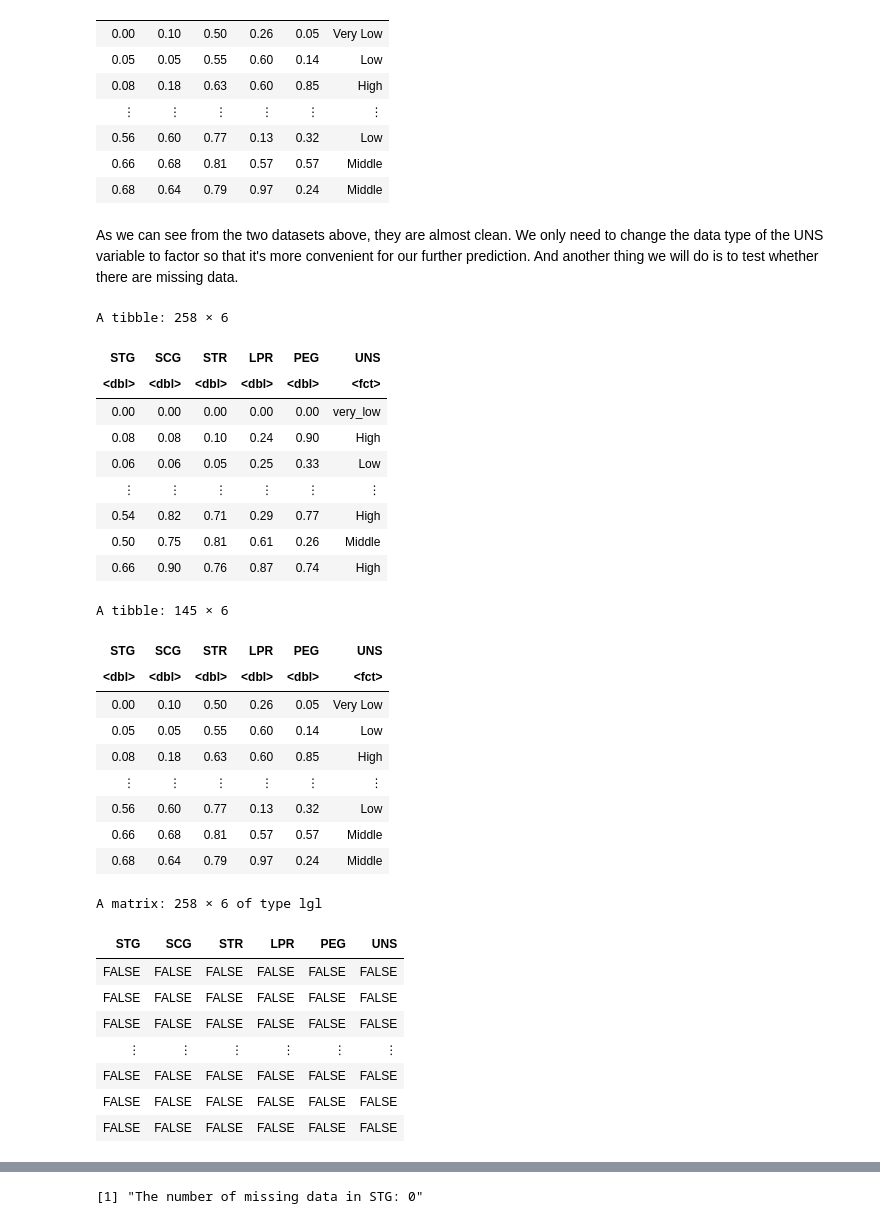
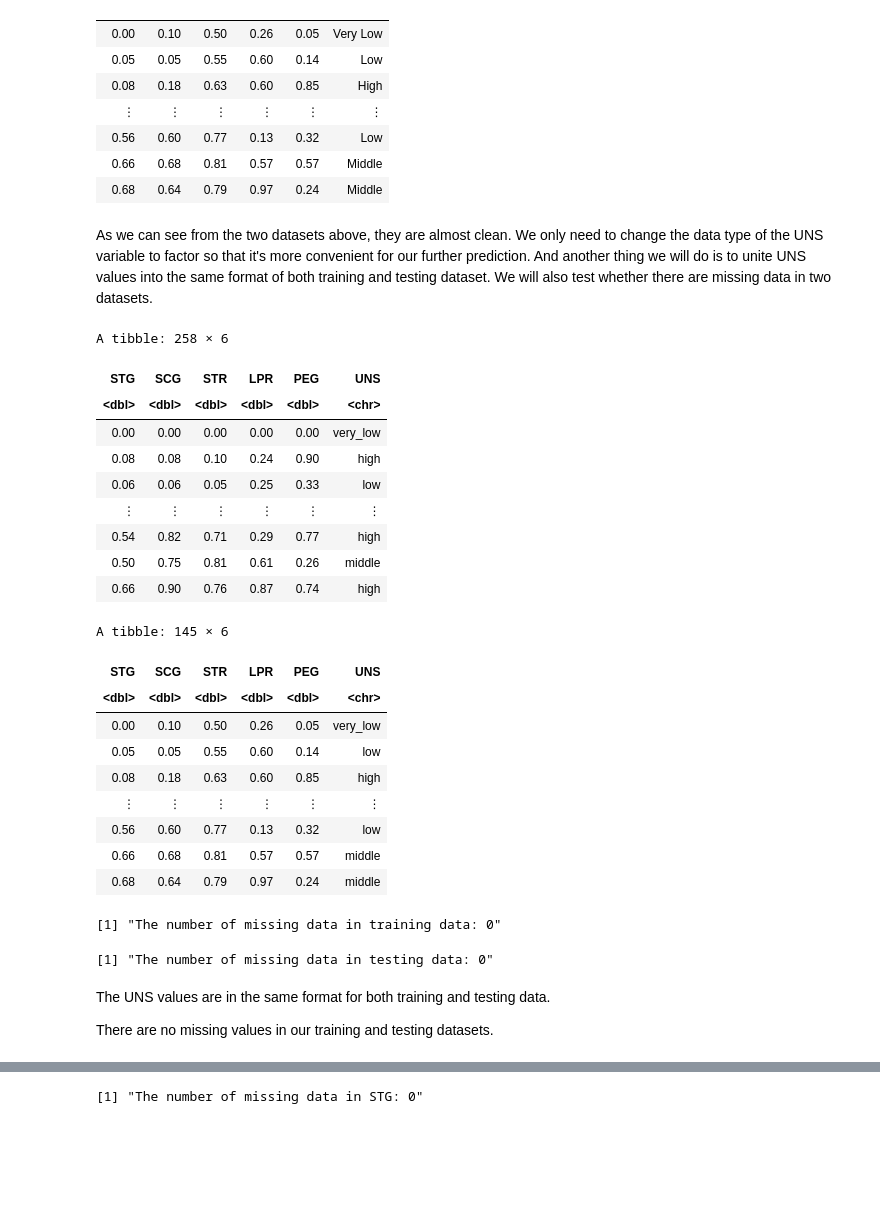
Before and after one commit to kzhang0113/group_8_ds_project, a Jupyter notebook: group_8_final_project.ipynb, the cells around one changed output, grey strips where cells are left out. Drawn from its saved outputs; the diff is of its cells as text; code cells hidden in the pictures; blank space fills up the shorter version.

Commit message:
Added cleaning process to unite UNS value format

```diff
--- a/group_8_final_project.ipynb
+++ b/group_8_final_project.ipynb
@@ -86,43 +86,49 @@ A tibble: 145 × 6
 | 0.66 | 0.68 | 0.81 | 0.57 | 0.57 | Middle |
 | 0.68 | 0.64 | 0.79 | 0.97 | 0.24 | Middle |
 # %% [markdown]
-As we can see from the two datasets above, they are almost clean. We only need to change the data type of the UNS variable to factor so that it's more convenient for our further prediction. And another thing we will do is to test whether there are missing data.
+As we can see from the two datasets above, they are almost clean. We only need to change the data type of the UNS variable to factor so that it's more convenient for our further prediction. And another thing we will do is to unite UNS values into the same format of both training and testing dataset. We will also test whether there are missing data in two datasets.
 # %%
 # clean the training and testing data, and making sure that the target variable, UNS, is a factor type
 training_data <- mutate(training_data, UNS = as_factor(UNS))
 testing_data <- mutate(testing_data, UNS = as_factor(UNS))
+
+# unite value format
+training_data$UNS = tolower(training_data$UNS)
 training_data
+
+testing_data$UNS = tolower(testing_data$UNS)
+testing_data <- testing_data %>%
+    mutate(UNS = str_replace(UNS, " ", "_"))
 testing_data
 
-is.na(training_data)
+# test missing values
+sprintf("The number of missing data in training data: %s", sum(is.na(training_data)))
+sprintf("The number of missing data in testing data: %s", sum(is.na(testing_data)))
 # %% [output]
 A tibble: 258 × 6
 | STG | SCG | STR | LPR | PEG | UNS |
-| <dbl> | <dbl> | <dbl> | <dbl> | <dbl> | <fct> |
+| <dbl> | <dbl> | <dbl> | <dbl> | <dbl> | <chr> |
 | 0.00 | 0.00 | 0.00 | 0.00 | 0.00 | very_low |
-| 0.08 | 0.08 | 0.10 | 0.24 | 0.90 | High |
-| 0.06 | 0.06 | 0.05 | 0.25 | 0.33 | Low |
+| 0.08 | 0.08 | 0.10 | 0.24 | 0.90 | high |
+| 0.06 | 0.06 | 0.05 | 0.25 | 0.33 | low |
 | ⋮ | ⋮ | ⋮ | ⋮ | ⋮ | ⋮ |
-| 0.54 | 0.82 | 0.71 | 0.29 | 0.77 | High |
-| 0.50 | 0.75 | 0.81 | 0.61 | 0.26 | Middle |
-| 0.66 | 0.90 | 0.76 | 0.87 | 0.74 | High |
+| 0.54 | 0.82 | 0.71 | 0.29 | 0.77 | high |
+| 0.50 | 0.75 | 0.81 | 0.61 | 0.26 | middle |
+| 0.66 | 0.90 | 0.76 | 0.87 | 0.74 | high |
 A tibble: 145 × 6
 | STG | SCG | STR | LPR | PEG | UNS |
-| <dbl> | <dbl> | <dbl> | <dbl> | <dbl> | <fct> |
-| 0.00 | 0.10 | 0.50 | 0.26 | 0.05 | Very Low |
-| 0.05 | 0.05 | 0.55 | 0.60 | 0.14 | Low |
-| 0.08 | 0.18 | 0.63 | 0.60 | 0.85 | High |
+| <dbl> | <dbl> | <dbl> | <dbl> | <dbl> | <chr> |
+| 0.00 | 0.10 | 0.50 | 0.26 | 0.05 | very_low |
+| 0.05 | 0.05 | 0.55 | 0.60 | 0.14 | low |
+| 0.08 | 0.18 | 0.63 | 0.60 | 0.85 | high |
 | ⋮ | ⋮ | ⋮ | ⋮ | ⋮ | ⋮ |
-| 0.56 | 0.60 | 0.77 | 0.13 | 0.32 | Low |
-| 0.66 | 0.68 | 0.81 | 0.57 | 0.57 | Middle |
-| 0.68 | 0.64 | 0.79 | 0.97 | 0.24 | Middle |
+| 0.56 | 0.60 | 0.77 | 0.13 | 0.32 | low |
+| 0.66 | 0.68 | 0.81 | 0.57 | 0.57 | middle |
+| 0.68 | 0.64 | 0.79 | 0.97 | 0.24 | middle |
-A matrix: 258 × 6 of type lgl
+[1] "The number of missing data in training data: 0"
-| STG | SCG | STR | LPR | PEG | UNS |
-| FALSE | FALSE | FALSE | FALSE | FALSE | FALSE |
-| FALSE | FALSE | FALSE | FALSE | FALSE | FALSE |
-| FALSE | FALSE | FALSE | FALSE | FALSE | FALSE |
-| ⋮ | ⋮ | ⋮ | ⋮ | ⋮ | ⋮ |
-| FALSE | FALSE | FALSE | FALSE | FALSE | FALSE |
-| FALSE | FALSE | FALSE | FALSE | FALSE | FALSE |
-| FALSE | FALSE | FALSE | FALSE | FALSE | FALSE |
+[1] "The number of missing data in testing data: 0"
+# %% [markdown]
+The UNS values are in the same format for both training and testing data.
+
+There are no missing values in our training and testing datasets.
 # %% [markdown]
```
Also changed, not shown: parts of 6 cells of this notebook.
